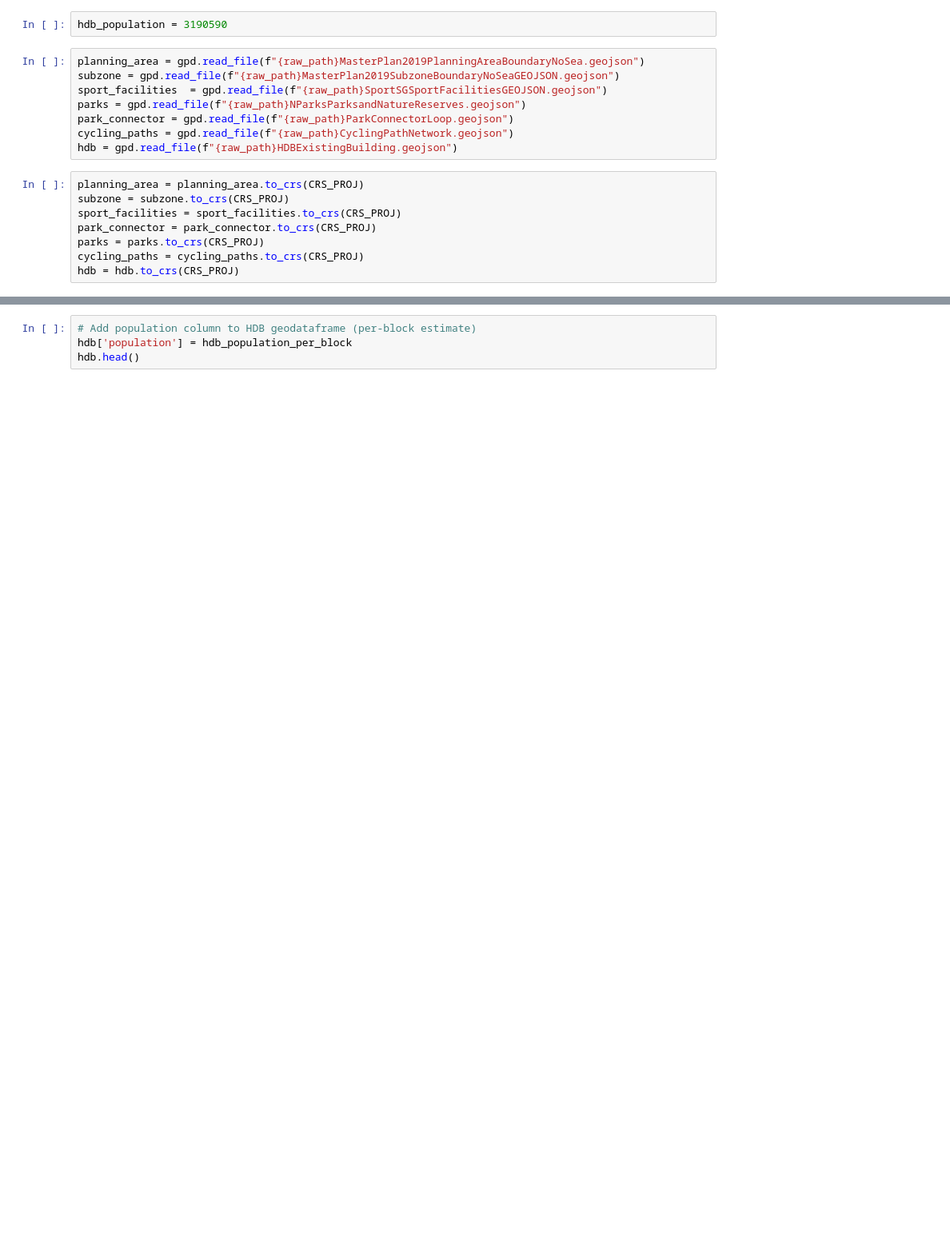
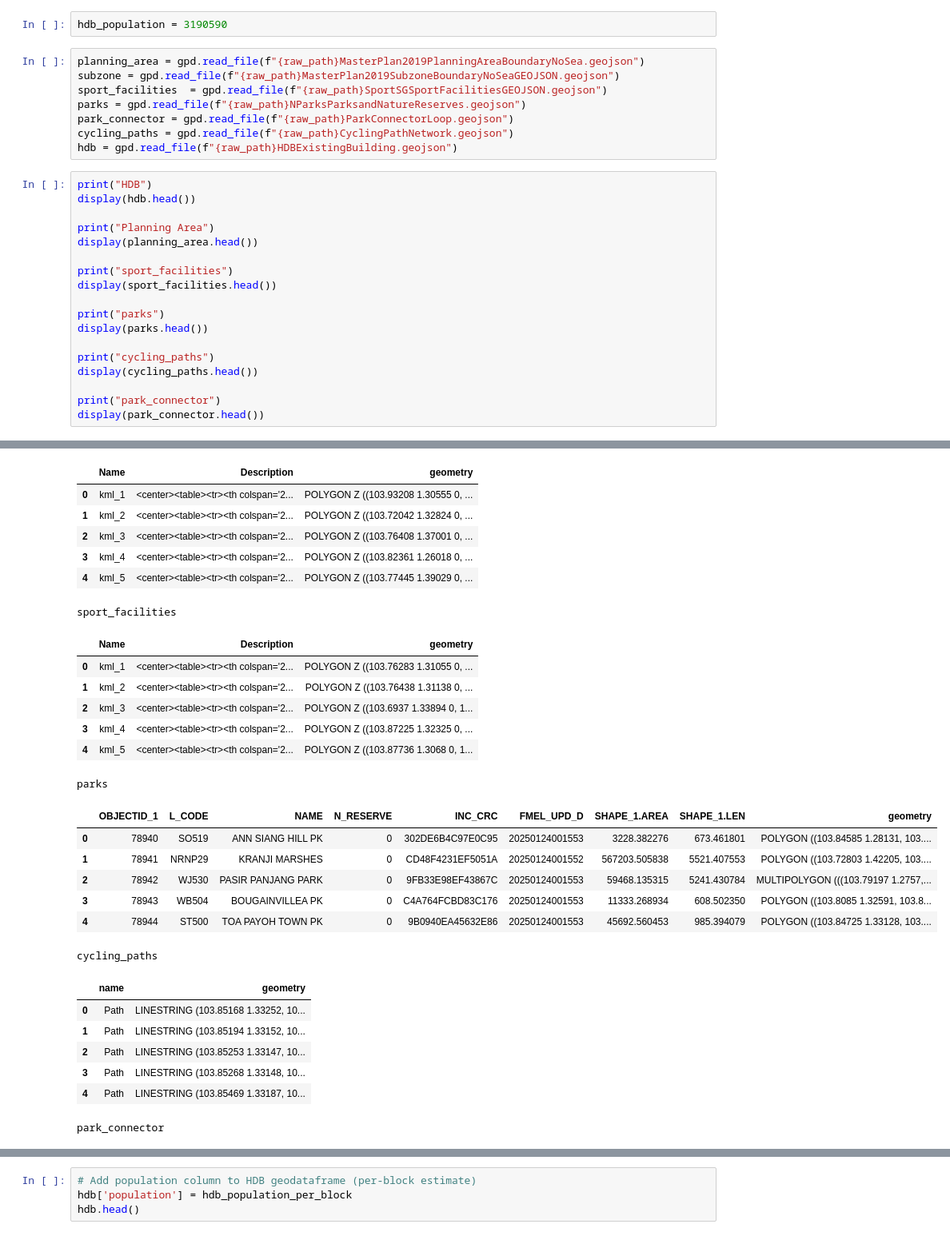
Before and after one commit to ziqiqiiii/Spatial_Equity_Analysis, a Jupyter notebook: notebooks/01_Data_Prep.ipynb, the cells around one changed output, grey strips where cells are left out. Shown at 80% size. Cells and saved outputs as stored; diff of their text form; blank space fills up the shorter version.

```diff
--- a/notebooks/01_Data_Prep.ipynb
+++ b/notebooks/01_Data_Prep.ipynb
@@ -20,11 +21,22 @@ parks = gpd.read_file(f"{raw_path}NParksParksandNatureReserves.geojson")
 park_connector = gpd.read_file(f"{raw_path}ParkConnectorLoop.geojson")
 cycling_paths = gpd.read_file(f"{raw_path}CyclingPathNetwork.geojson")
 hdb = gpd.read_file(f"{raw_path}HDBExistingBuilding.geojson")
-# %%
-planning_area = planning_area.to_crs(CRS_PROJ)
-subzone = subzone.to_crs(CRS_PROJ)
-sport_facilities = sport_facilities.to_crs(CRS_PROJ)
-park_connector = park_connector.to_crs(CRS_PROJ)
-parks = parks.to_crs(CRS_PROJ)
-cycling_paths = cycling_paths.to_crs(CRS_PROJ)
-hdb = hdb.to_crs(CRS_PROJ)
+# %%
+print("HDB")
+display(hdb.head())
+
+print("Planning Area")
+display(planning_area.head())
+
+print("sport_facilities")
+display(sport_facilities.head())
+
+print("parks")
+display(parks.head())
+
+print("cycling_paths")
+display(cycling_paths.head())
+
+print("park_connector")
+display(park_connector.head())
+# %% [output]
@@ -30,0 +51,28 @@ hdb = hdb.to_crs(CRS_PROJ)
+|  | Name | Description | geometry |
+| 0 | kml_1 | <center><table><tr><th colspan='2... | POLYGON Z ((103.93208 1.30555 0, ... |
+| 1 | kml_2 | <center><table><tr><th colspan='2... | POLYGON Z ((103.72042 1.32824 0, ... |
+| 2 | kml_3 | <center><table><tr><th colspan='2... | POLYGON Z ((103.76408 1.37001 0, ... |
+| 3 | kml_4 | <center><table><tr><th colspan='2... | POLYGON Z ((103.82361 1.26018 0, ... |
+| 4 | kml_5 | <center><table><tr><th colspan='2... | POLYGON Z ((103.77445 1.39029 0, ... |
+sport_facilities
+|  | Name | Description | geometry |
+| 0 | kml_1 | <center><table><tr><th colspan='2... | POLYGON Z ((103.76283 1.31055 0, ... |
+| 1 | kml_2 | <center><table><tr><th colspan='2... | POLYGON Z ((103.76438 1.31138 0, ... |
+| 2 | kml_3 | <center><table><tr><th colspan='2... | POLYGON Z ((103.6937 1.33894 0, 1... |
+| 3 | kml_4 | <center><table><tr><th colspan='2... | POLYGON Z ((103.87225 1.32325 0, ... |
+| 4 | kml_5 | <center><table><tr><th colspan='2... | POLYGON Z ((103.87736 1.3068 0, 1... |
+parks
+|  | OBJECTID_1 | L_CODE | NAME | N_RESERVE | INC_CRC | FMEL_UPD_D | SHAPE_1.AREA | SHAPE_1.LEN | geometry |
+| 0 | 78940 | SO519 | ANN SIANG HILL PK | 0 | 302DE6B4C97E0C95 | 20250124001553 | 3228.382276 | 673.461801 | POLYGON ((103.84585 1.28131, 103.... |
+| 1 | 78941 | NRNP29 | KRANJI MARSHES | 0 | CD48F4231EF5051A | 20250124001552 | 567203.505838 | 5521.407553 | POLYGON ((103.72803 1.42205, 103.... |
+| 2 | 78942 | WJ530 | PASIR PANJANG PARK | 0 | 9FB33E98EF43867C | 20250124001553 | 59468.135315 | 5241.430784 | MULTIPOLYGON (((103.79197 1.2757,... |
+| 3 | 78943 | WB504 | BOUGAINVILLEA PK | 0 | C4A764FCBD83C176 | 20250124001553 | 11333.268934 | 608.502350 | POLYGON ((103.8085 1.32591, 103.8... |
+| 4 | 78944 | ST500 | TOA PAYOH TOWN PK | 0 | 9B0940EA45632E86 | 20250124001553 | 45692.560453 | 985.394079 | POLYGON ((103.84725 1.33128, 103.... |
+cycling_paths
+|  | name | geometry |
+| 0 | Path | LINESTRING (103.85168 1.33252, 10... |
+| 1 | Path | LINESTRING (103.85194 1.33152, 10... |
+| 2 | Path | LINESTRING (103.85253 1.33147, 10... |
+| 3 | Path | LINESTRING (103.85268 1.33148, 10... |
+| 4 | Path | LINESTRING (103.85469 1.33187, 10... |
+park_connector
```
Also changed, not shown: parts of 19 cells of this notebook.
